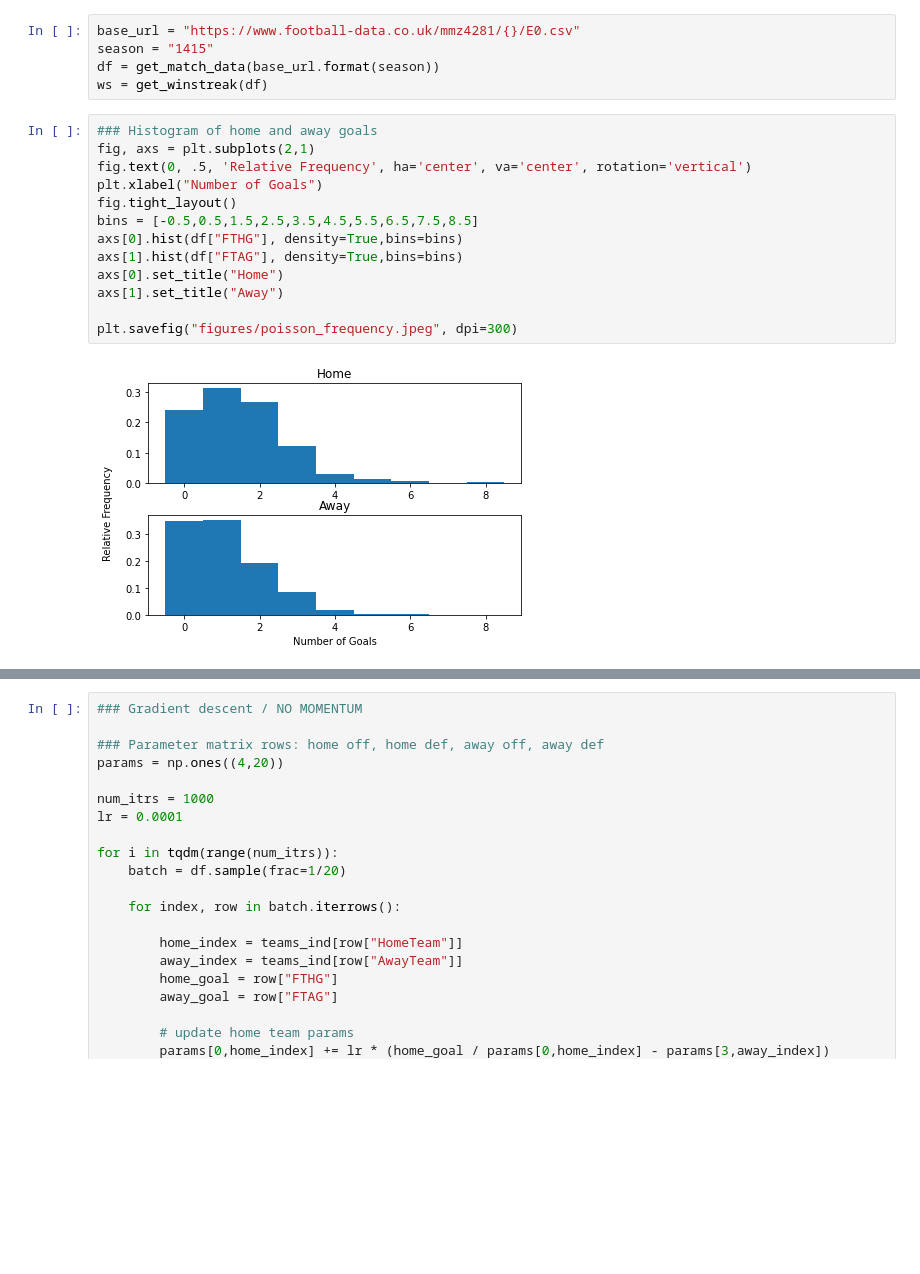
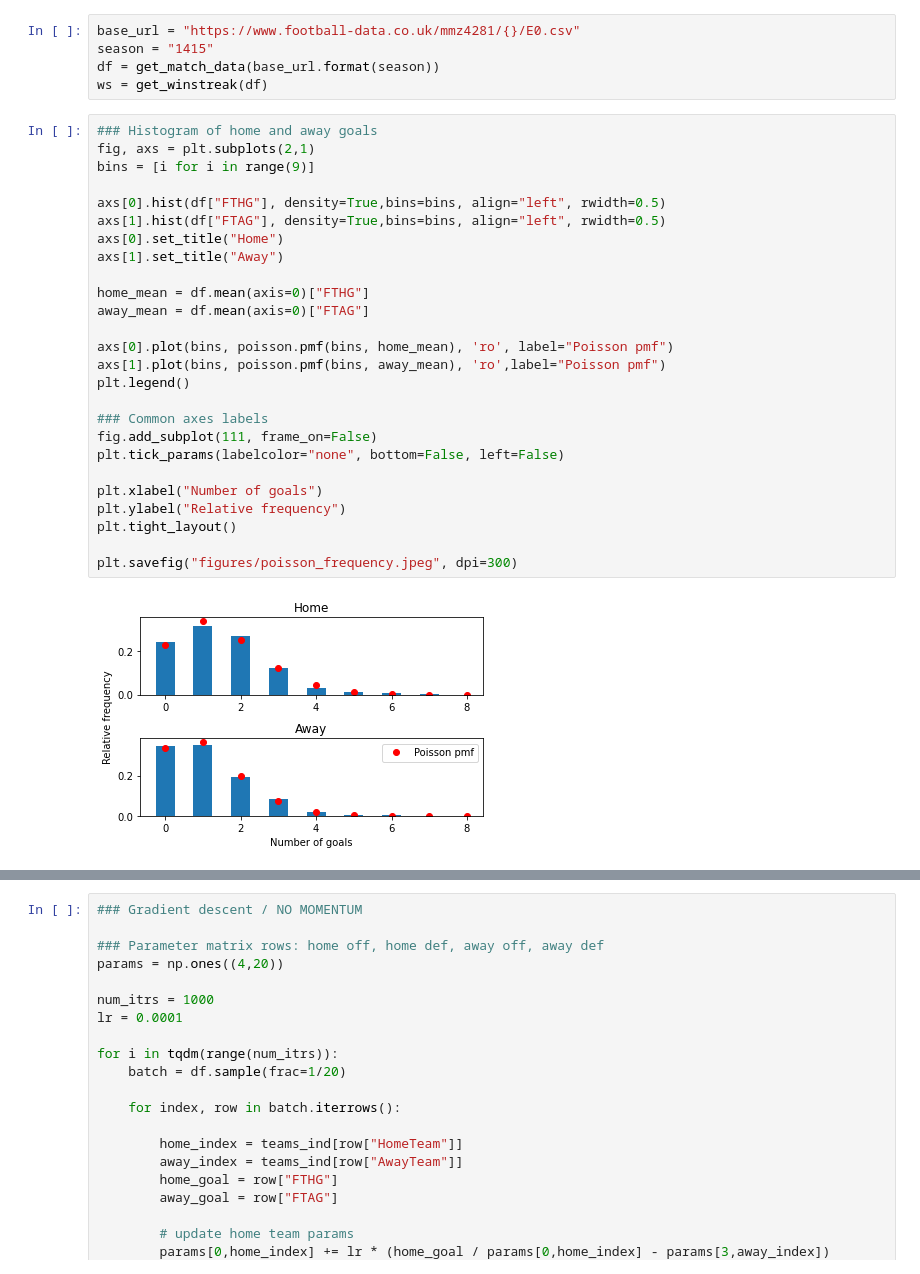
Before and after one commit to lanele73/apm348-project, a Jupyter notebook: analysis.ipynb, the cells around one changed output, grey strips where cells are left out. Cells and saved outputs as stored; diff of their text form; blank space fills up the shorter version.

Commit message:
modified hisogram plots

```diff
--- a/analysis.ipynb
+++ b/analysis.ipynb
@@ -11,21 +11,34 @@ base_url = "https://www.football-data.co.uk/mmz4281/{}/E0.csv"
 season = "1415"
 df = get_match_data(base_url.format(season))
 ws = get_winstreak(df)
-# %%
-### Histogram of home and away goals
-fig, axs = plt.subplots(2,1)
-fig.text(0, .5, 'Relative Frequency', ha='center', va='center', rotation='vertical')
-plt.xlabel("Number of Goals")
-fig.tight_layout()
-bins = [-0.5,0.5,1.5,2.5,3.5,4.5,5.5,6.5,7.5,8.5]
-axs[0].hist(df["FTHG"], density=True,bins=bins)
-axs[1].hist(df["FTAG"], density=True,bins=bins)
-axs[0].set_title("Home")
-axs[1].set_title("Away")
-
-plt.savefig("figures/poisson_frequency.jpeg", dpi=300)
-# %% [output]
-[figure, removed]
+# %%
+### Histogram of home and away goals
+fig, axs = plt.subplots(2,1)
+bins = [i for i in range(9)]
+
+axs[0].hist(df["FTHG"], density=True,bins=bins, align="left", rwidth=0.5)
+axs[1].hist(df["FTAG"], density=True,bins=bins, align="left", rwidth=0.5)
+axs[0].set_title("Home")
+axs[1].set_title("Away")
+
+home_mean = df.mean(axis=0)["FTHG"]
+away_mean = df.mean(axis=0)["FTAG"]
+
+axs[0].plot(bins, poisson.pmf(bins, home_mean), 'ro', label="Poisson pmf")
+axs[1].plot(bins, poisson.pmf(bins, away_mean), 'ro',label="Poisson pmf")
+plt.legend()
+
+### Common axes labels
+fig.add_subplot(111, frame_on=False)
+plt.tick_params(labelcolor="none", bottom=False, left=False)
+
+plt.xlabel("Number of goals")
+plt.ylabel("Relative frequency")
+plt.tight_layout()
+
+plt.savefig("figures/poisson_frequency.jpeg", dpi=300)
+# %% [output]
+[figure, added]
 # %%
 ### Chi-sq goodness of fit test
 
```
Also changed, not shown: parts of 1 cell of this notebook, 5 other files.
